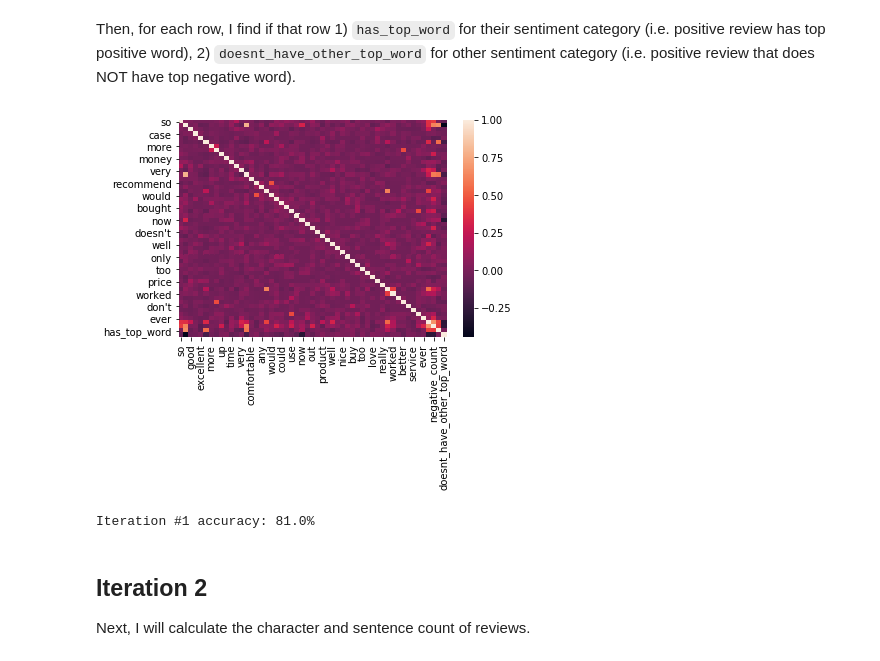
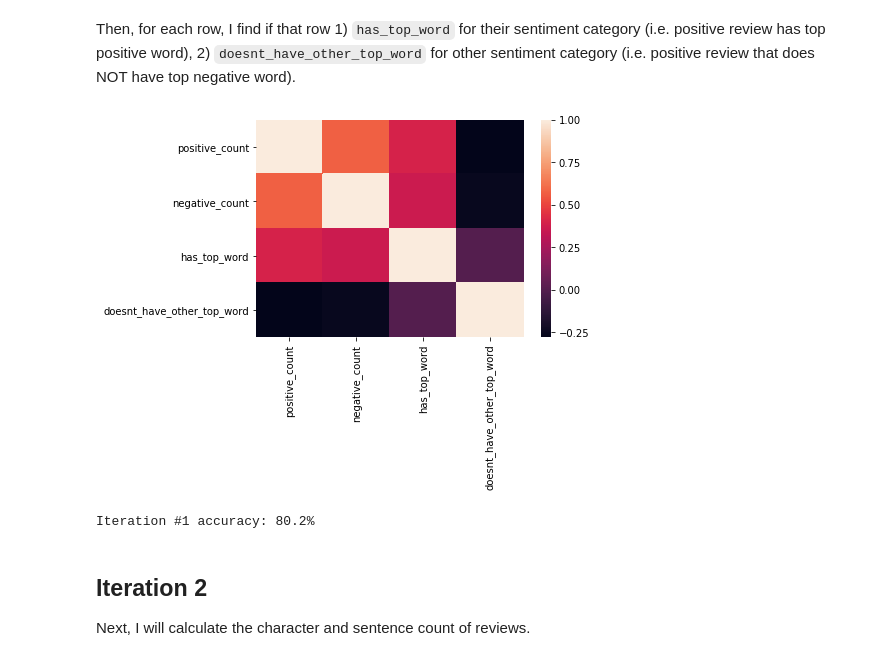
Before and after one commit to esthersweon/thinkful, a Jupyter notebook: main/unit_2/lesson_3_project_4-final.ipynb, the cells around one changed output. Saved outputs shown, nothing was run; the diff lists cells and outputs as text; code cells hidden in the pictures.

```diff
--- a/main/unit_2/lesson_3_project_4-final.ipynb
+++ b/main/unit_2/lesson_3_project_4-final.ipynb
@@ -90,0 +144,26 @@ Baseline accuracy: 78.7%
+# %%
+df = pd.read_csv(data_path, delimiter= '\t', header=None)
+df.columns = ['text', 'Positive']
+negators = ["n't ", " couldnt ", " dont ", " doesnt ", " isnt ", " not ", " no ", " wouldnt "]
+
+for i, row in df.iterrows():
+    for key in keywords:
+        if str(key) in row['text'].lower():
+            has_negative = False
+
+            for negator in negators:
+                if (negator + str(key)) in row['text'].lower():
+                    has_negative = True
+
+            if has_negative:
+                df.at[i, key] = False
+                df.at[i, 'neg_' + str(key)] = True
+            else:
+                df.at[i, key] = True
+                df.at[i,'neg_' + key] = False
+        else:
+            df.at[i, key] = False
+            df.at[i, 'neg_' + key] = False
+
+df = df.loc[:, (df != False).any(axis=0)]
+df.head()
@@ -90,0 +178,17 @@ Baseline accuracy: 78.7%
+# %%
+new_keywords = np.delete(df.columns, [0, 1])
+print('New Keywords: ')
+print(new_keywords)
+
+# sns.heatmap(df[new_keywords].corr())
+# plt.show()
+
+iter_0_data = df[new_keywords]
+iter_0_target = df['Positive']
+
+bnb = BernoulliNB()
+bnb.fit(iter_0_data, iter_0_target)
+
+iter_0_predictions = bnb.predict(iter_0_data)
+iter_0_accuracy = ((iter_0_target == iter_0_predictions).sum()/iter_0_data.shape[0]) * 100
+print('Iteration 0 accuracy: {}%'.format(iter_0_accuracy))
@@ -134,36 +251,36 @@ top_positive_word = top_positive_words[0]
 top_negative_word = top_negative_words[0]
 
 def has_top_word(row):
     if row.loc['Positive'] == 1:
         return row.loc[top_positive_word] == True
     else:
         return row.loc[top_negative_word] == True
 
 def does_not_have_other_top_word(row):
     if row.loc['Positive'] == 1:
         return row.loc[top_negative_word] == False
     else:
         return row.loc[top_positive_word] == False
 
 df['has_top_word'] = [has_top_word(row) for (idx, row) in df.iterrows()]
 df['doesnt_have_other_top_word'] = [does_not_have_other_top_word(row) for (idx, row) in df.iterrows()]
 
-iter_1_keywords = np.append(keywords, ['positive_count', 'negative_count', 'has_top_word', 'doesnt_have_other_top_word'])
+iter_1_keywords = np.append(new_keywords, ['positive_count', 'negative_count', 'has_top_word', 'doesnt_have_other_top_word'])
 sns.heatmap(df[iter_1_keywords].corr())
 plt.show()
 
 iter_1_data = df[iter_1_keywords]
 iter_1_target = df['Positive']
 
 bnb = BernoulliNB()
 bnb.fit(iter_1_data, iter_1_target)
 
 iter_1_predictions = bnb.predict(iter_1_data)
 iter_1_accuracy = ((iter_1_target == iter_1_predictions).sum()/iter_1_data.shape[0]) * 100
 print('Iteration #1 accuracy: {}%'.format(iter_1_accuracy))
 # %% [output]
-[figure, old version]
+[figure, new version]
-Iteration #1 accuracy: 81.0%
+Iteration #1 accuracy: 80.2%
 # %% [markdown]
 ## Iteration 2
 
```
Also changed, not shown: parts of 14 cells of this notebook, 1 other file.
